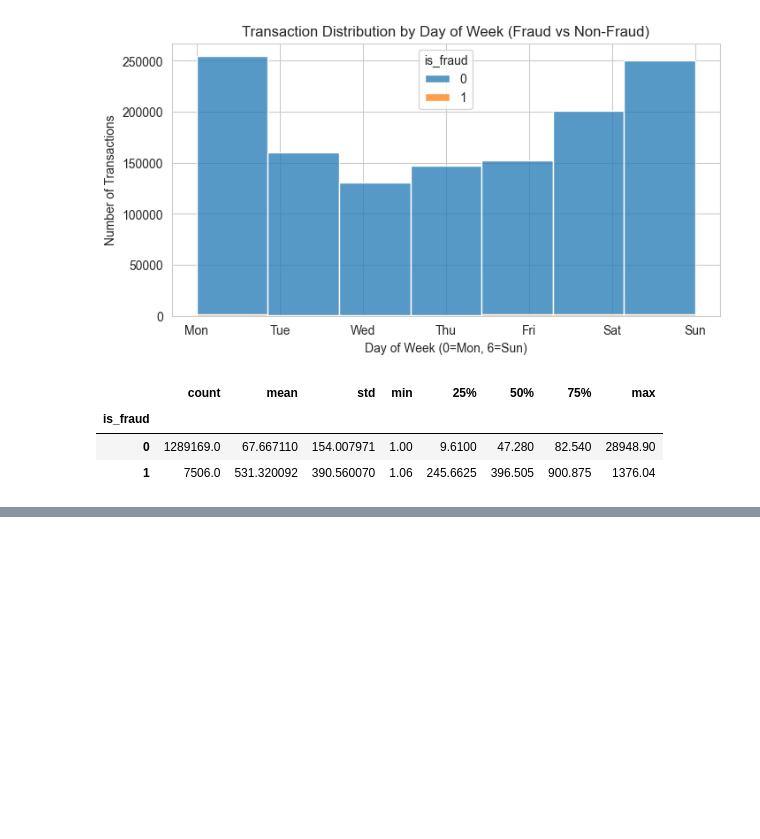
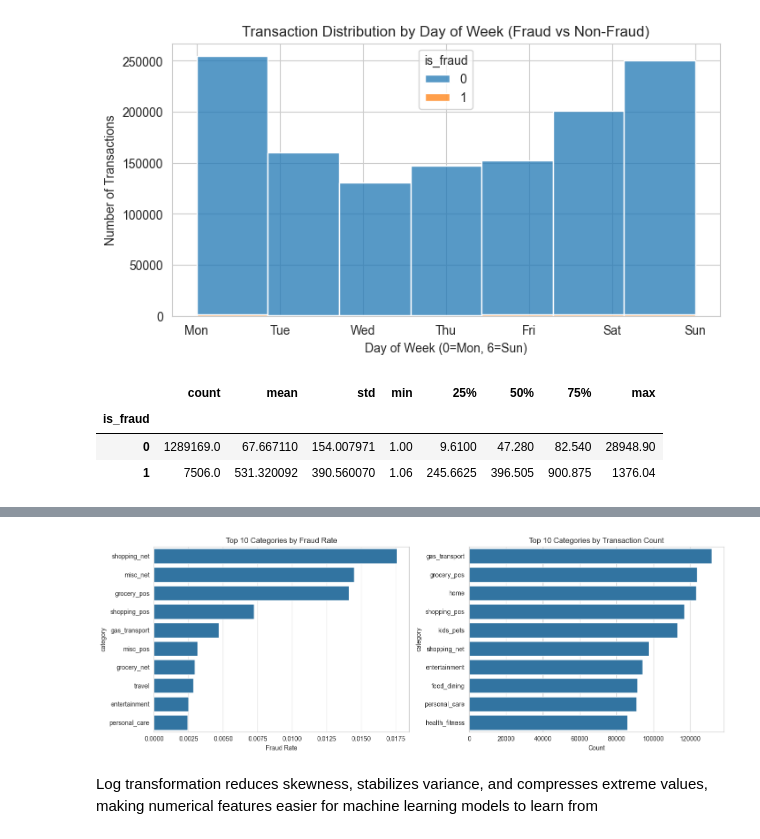
Before and after one commit to hemant-kb/FraudGuard, a Jupyter notebook: back.ipynb, the cells around one changed output, grey strips where cells are left out. Cells and saved outputs as stored; diff of their text form; code cells hidden in the pictures; blank space fills up the shorter version.

```diff
--- a/back.ipynb
+++ b/back.ipynb
@@ -7,11 +7,23 @@ import numpy as np
 import matplotlib.pyplot as plt
 import seaborn as sns
 from datetime import datetime
+from sklearn.compose import ColumnTransformer
+from sklearn.preprocessing import RobustScaler, OneHotEncoder
+from sklearn.model_selection import train_test_split, StratifiedKFold, cross_val_score
+from sklearn.pipeline import Pipeline
+from xgboost import XGBClassifier
+from sklearn.metrics import classification_report, confusion_matrix, roc_auc_score, roc_curve, precision_recall_curve, auc
+import optuna
+import shap
+import pickle
+from shap import Explanation
+
 import warnings
 warnings.filterwarnings('ignore')
 
 sns.set_style('whitegrid')
 plt.rcParams['figure.figsize'] = (12, 6)
+plt.rcParams['font.size'] = 10
 # %%
 # Load data
 df = pd.read_csv('creditcard.csv')
@@ -76,4 +88,8 @@ merch_lat                0
 merch_long               0
 is_fraud                 0
 dtype: int64
+# %%
+drop_columns = ['Unnamed: 0', 'first', 'last', 'street', 'trans_num']
+
+df.drop(columns=drop_columns, inplace=True, errors='ignore')
 # %%
@@ -103,9 +118,14 @@ is_fraud
 1     0.578865
 Name: proportion, dtype: float64
 # %%
+# Time Features
+
 df['trans_date_trans_time'] = pd.to_datetime(df['trans_date_trans_time'])
+
+
 df['hour'] = df['trans_date_trans_time'].dt.hour
 df['dayofweek'] = df['trans_date_trans_time'].dt.dayofweek
+df['is_weekend'] = df['dayofweek'].isin([5,6]).astype(int)
 # %%
 df.groupby('hour')['is_fraud'].count().sort_values(ascending=False)
 # %% [output]
@@ -481,2 +192,0 @@ Ready for modeling! 🚀
-# %%
-df = pd.read_csv('processed_transactions.csv')
@@ -492,0 +238,19 @@ df.head()
+# %%
+fig, axes = plt.subplots(1, 2, figsize=(14,5))
+
+# Top 10 risky categories
+top_risk = fraud_by_category.sort_values('fraud_rate', ascending=False).head(10)
+sns.barplot(data=top_risk, x='fraud_rate', y=top_risk.index, ax=axes[0])
+axes[0].set_title('Top 10 Categories by Fraud Rate')
+axes[0].set_xlabel('Fraud Rate')
+
+# Top 10 frequent categories
+top_count = df['category'].value_counts().head(10)
+sns.barplot(x=top_count.values, y=top_count.index, ax=axes[1])
+axes[1].set_title('Top 10 Categories by Transaction Count')
+axes[1].set_xlabel('Count')
+
+plt.tight_layout()
+plt.show()
+# %% [output]
+[figure, added]
@@ -492,0 +273,2 @@ df.head()
+# %% [markdown]
+Log transformation reduces skewness, stabilizes variance, and compresses extreme values, making numerical features easier for machine learning models to learn from
```
Also changed, not shown: parts of 75 cells of this notebook.
